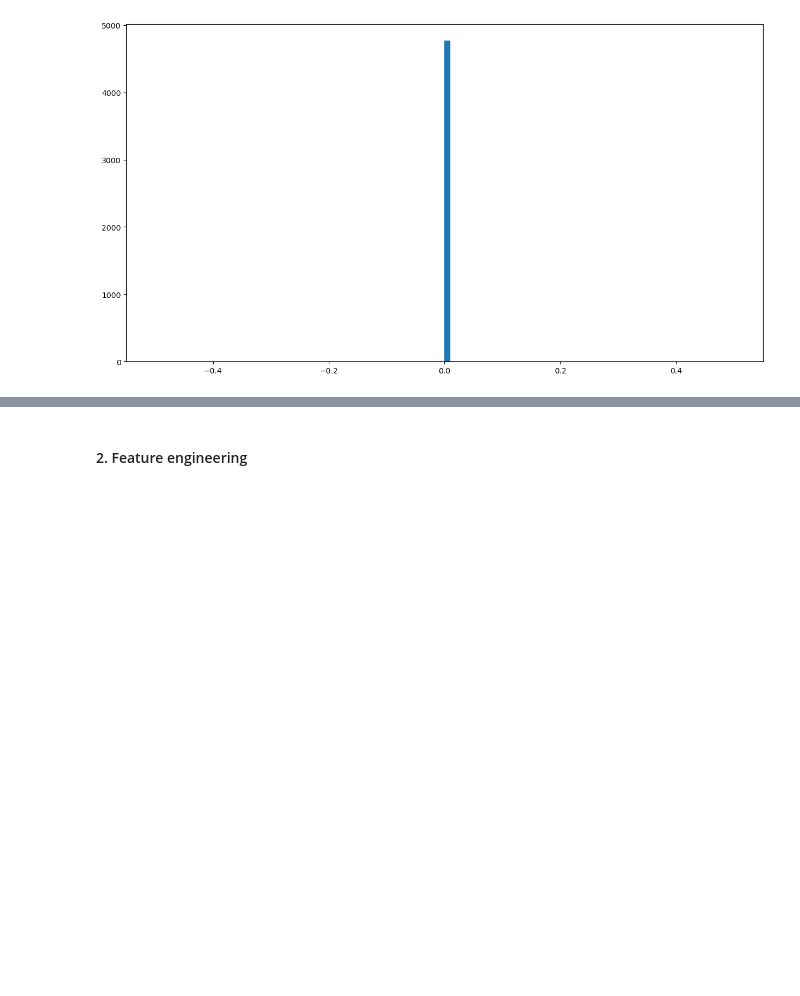
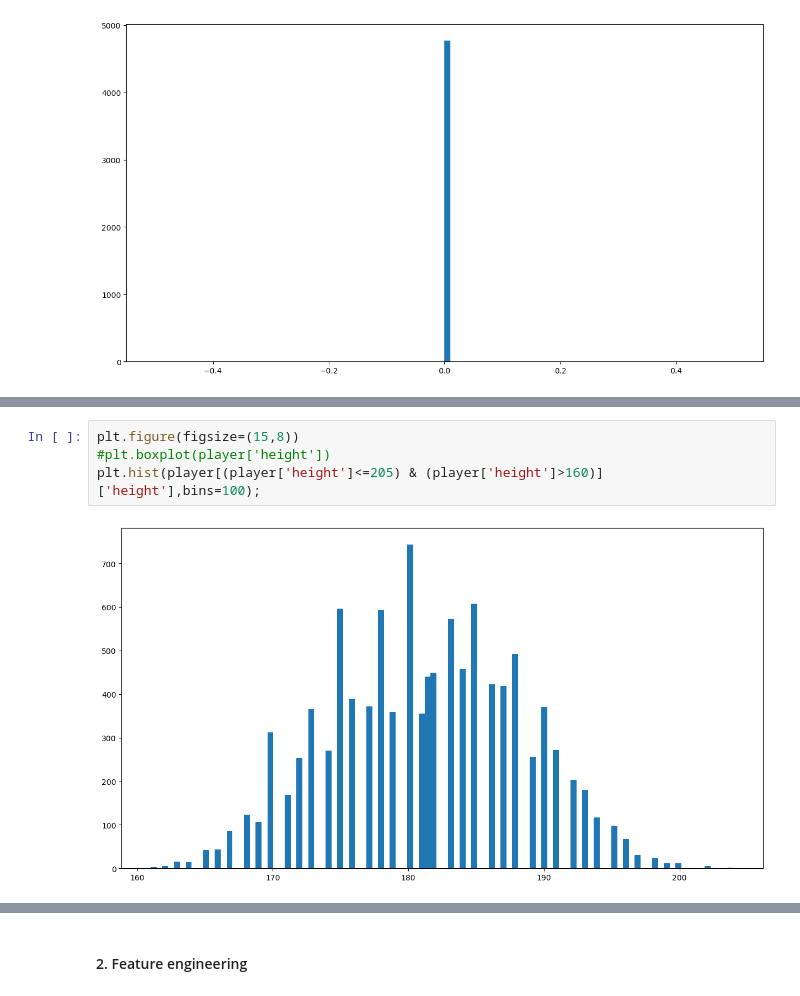
Before and after one commit to Tuwaiq-DS-ML-bootcamp-V-6/Use-case-7, a Jupyter notebook: EDA explain template7.ipynb, the cells around one changed output, grey strips where cells are left out. Drawn from its saved outputs; the diff is of its cells as text; blank space fills up the shorter version.

```diff
--- a/EDA explain template7.ipynb
+++ b/EDA explain template7.ipynb
@@ -543,0 +570,6 @@ plt.hist(player[player['award']<=0.5]['award'],bins=100);
+# %%
+plt.figure(figsize=(15,8))
+#plt.boxplot(player['height'])
+plt.hist(player[(player['height']<=205) & (player['height']>160)]['height'],bins=100);
+# %% [output]
+[figure, added]
```
Also changed, not shown: parts of 5 cells of this notebook, 3 other files.
